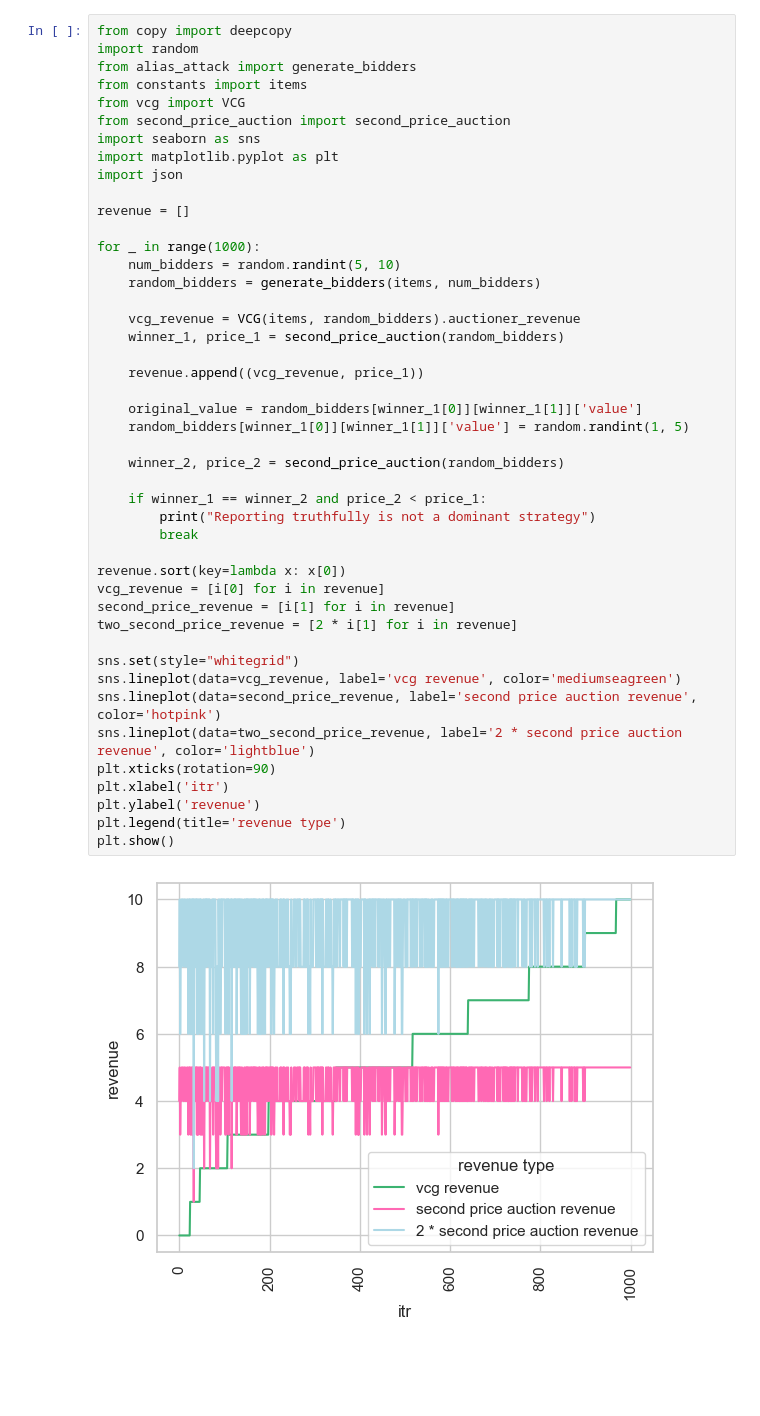
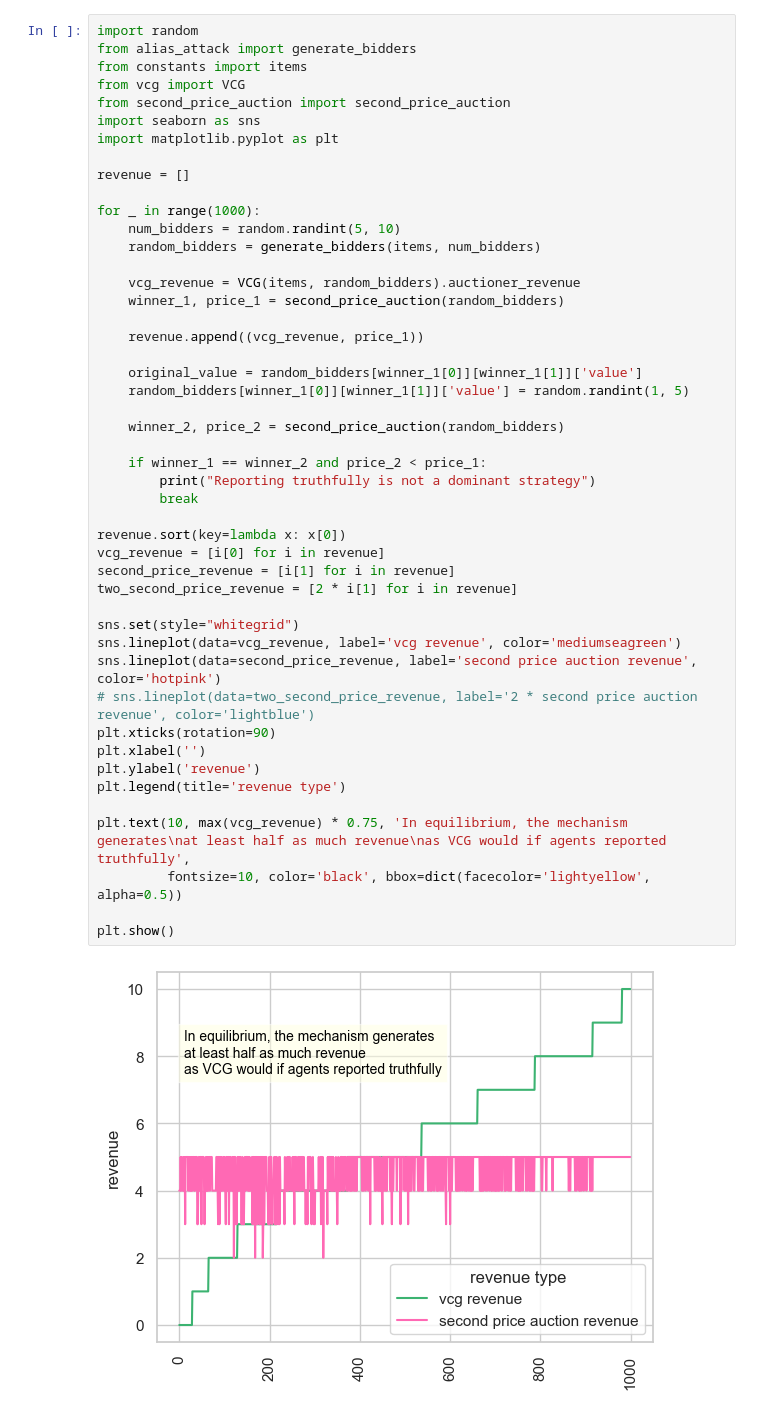
Before and after one commit to yorozuya-2003/autonomous-systems-assignments, a Jupyter notebook: implementing-vgc-mechanism/experiment.ipynb, the cells around one changed output. Drawn from its saved outputs; the diff is of its cells as text; blank space fills up the shorter version.

Commit message:
modified plot in vcg-experiments

```diff
--- a/implementing-vgc-mechanism/experiment.ipynb
+++ b/implementing-vgc-mechanism/experiment.ipynb
@@ -1,5 +1,4 @@
 # %%
-from copy import deepcopy
 import random
 from alias_attack import generate_bidders
 from constants import items
@@ -7,7 +6,6 @@ from vcg import VCG
 from second_price_auction import second_price_auction
 import seaborn as sns
 import matplotlib.pyplot as plt
-import json
 
 revenue = []
 
@@ -15,33 +13,37 @@ for _ in range(1000):
     num_bidders = random.randint(5, 10)
     random_bidders = generate_bidders(items, num_bidders)
 
     vcg_revenue = VCG(items, random_bidders).auctioner_revenue
     winner_1, price_1 = second_price_auction(random_bidders)
 
     revenue.append((vcg_revenue, price_1))
 
     original_value = random_bidders[winner_1[0]][winner_1[1]]['value']
     random_bidders[winner_1[0]][winner_1[1]]['value'] = random.randint(1, 5)
 
     winner_2, price_2 = second_price_auction(random_bidders)
 
     if winner_1 == winner_2 and price_2 < price_1:
         print("Reporting truthfully is not a dominant strategy")
         break
 
 revenue.sort(key=lambda x: x[0])
 vcg_revenue = [i[0] for i in revenue]
 second_price_revenue = [i[1] for i in revenue]
 two_second_price_revenue = [2 * i[1] for i in revenue]
 
 sns.set(style="whitegrid")
 sns.lineplot(data=vcg_revenue, label='vcg revenue', color='mediumseagreen')
 sns.lineplot(data=second_price_revenue, label='second price auction revenue', color='hotpink')
-sns.lineplot(data=two_second_price_revenue, label='2 * second price auction revenue', color='lightblue')
+# sns.lineplot(data=two_second_price_revenue, label='2 * second price auction revenue', color='lightblue')
 plt.xticks(rotation=90)
-plt.xlabel('itr')
+plt.xlabel('')
 plt.ylabel('revenue')
 plt.legend(title='revenue type')
+
+plt.text(10, max(vcg_revenue) * 0.75, 'In equilibrium, the mechanism generates\nat least half as much revenue\nas VCG would if agents reported truthfully',
+         fontsize=10, color='black', bbox=dict(facecolor='lightyellow', alpha=0.5))
+
 plt.show()
 # %% [output]
-[figure, old version]
+[figure, new version]
```
